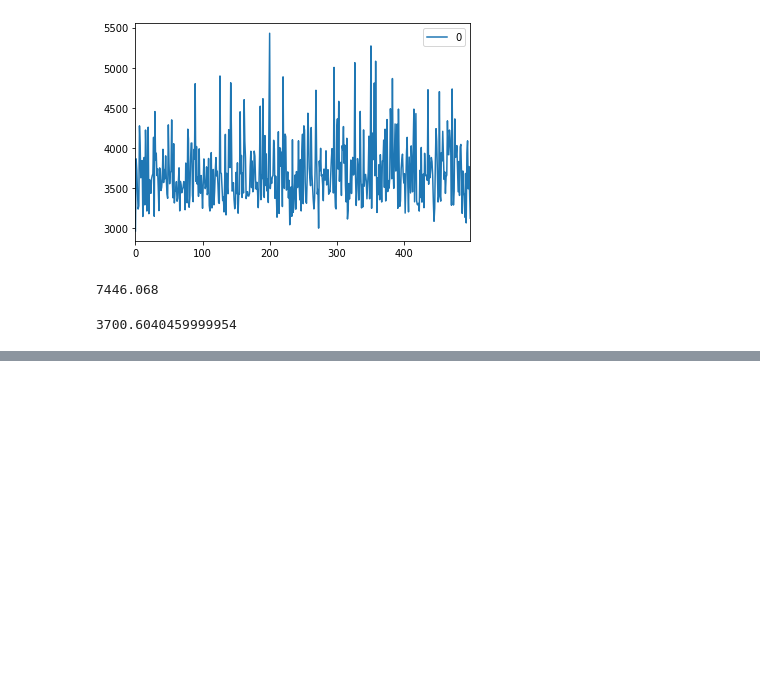
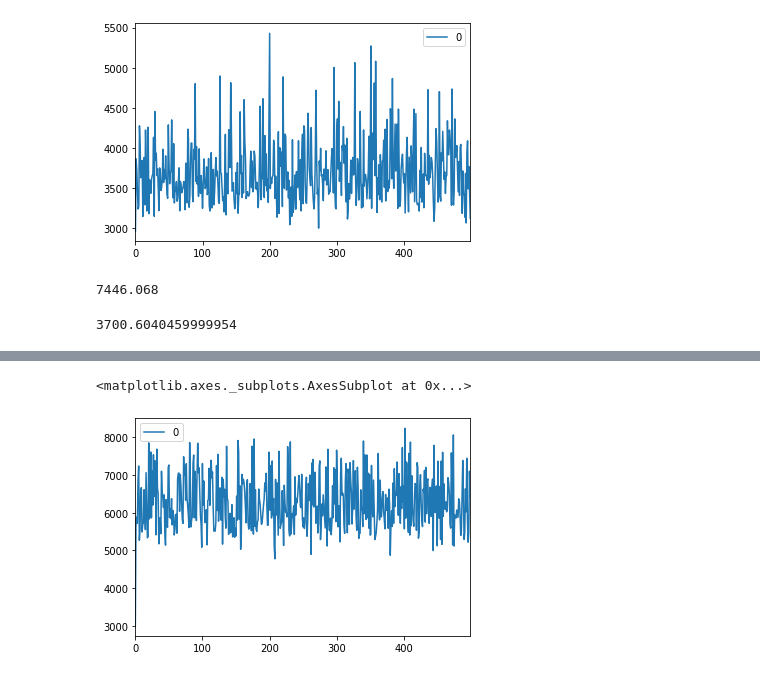
Before and after one commit to HanSeoulOh/mathproblems, a Jupyter notebook: stochasticGraphs.ipynb, the cells around one changed output, grey strips where cells are left out. Cells and saved outputs as stored; diff of their text form; code cells hidden in the pictures; blank space fills up the shorter version.

```diff
--- a/stochasticGraphs.ipynb
+++ b/stochasticGraphs.ipynb
@@ -438,0 +527,5 @@ np.average(seq3)
+# %%
+pd.DataFrame(seq2).plot()
+# %% [output]
+<matplotlib.axes._subplots.AxesSubplot at 0x...>
+[figure, added]
```
Also changed, not shown: parts of 4 cells of this notebook.
